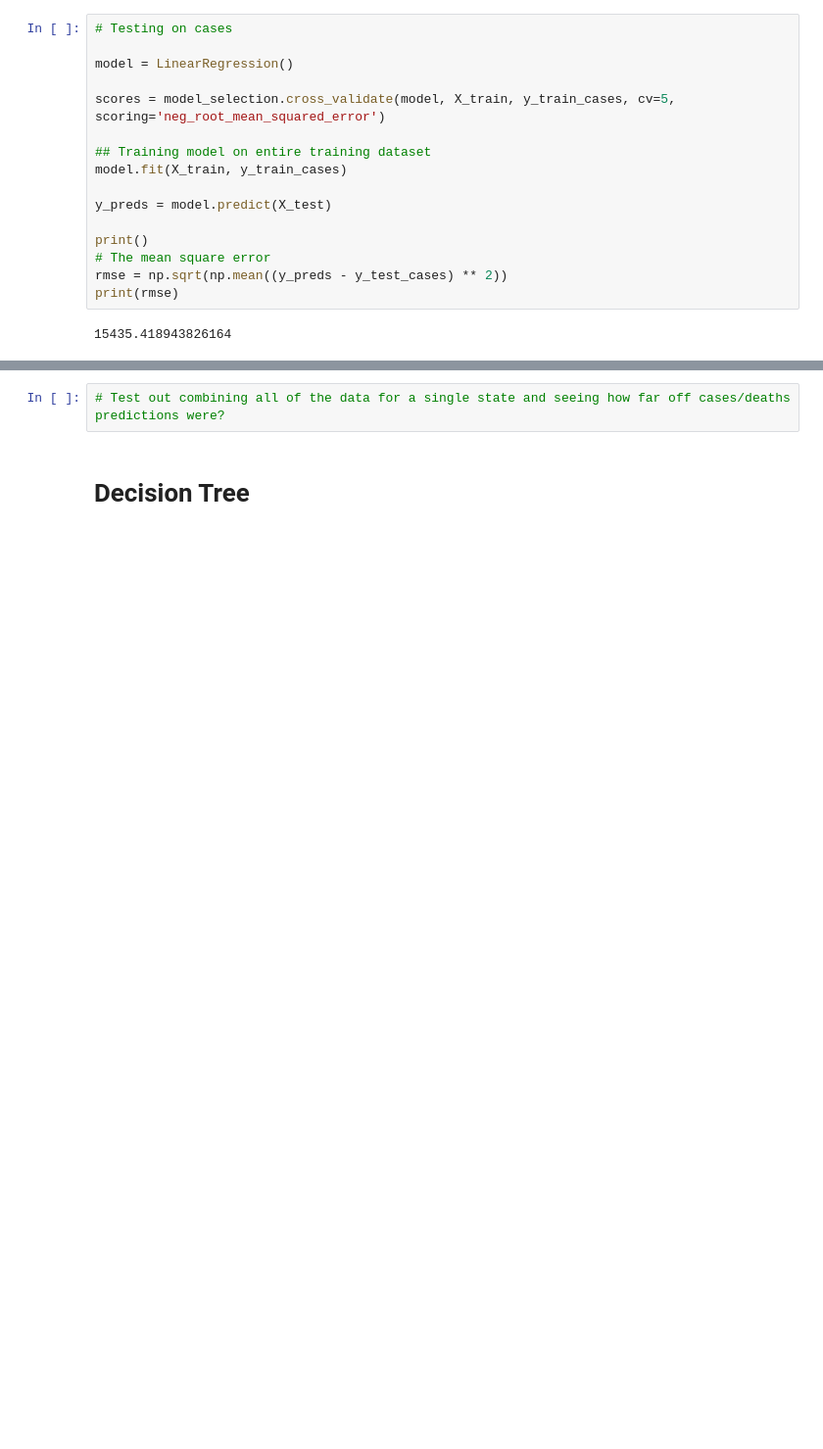
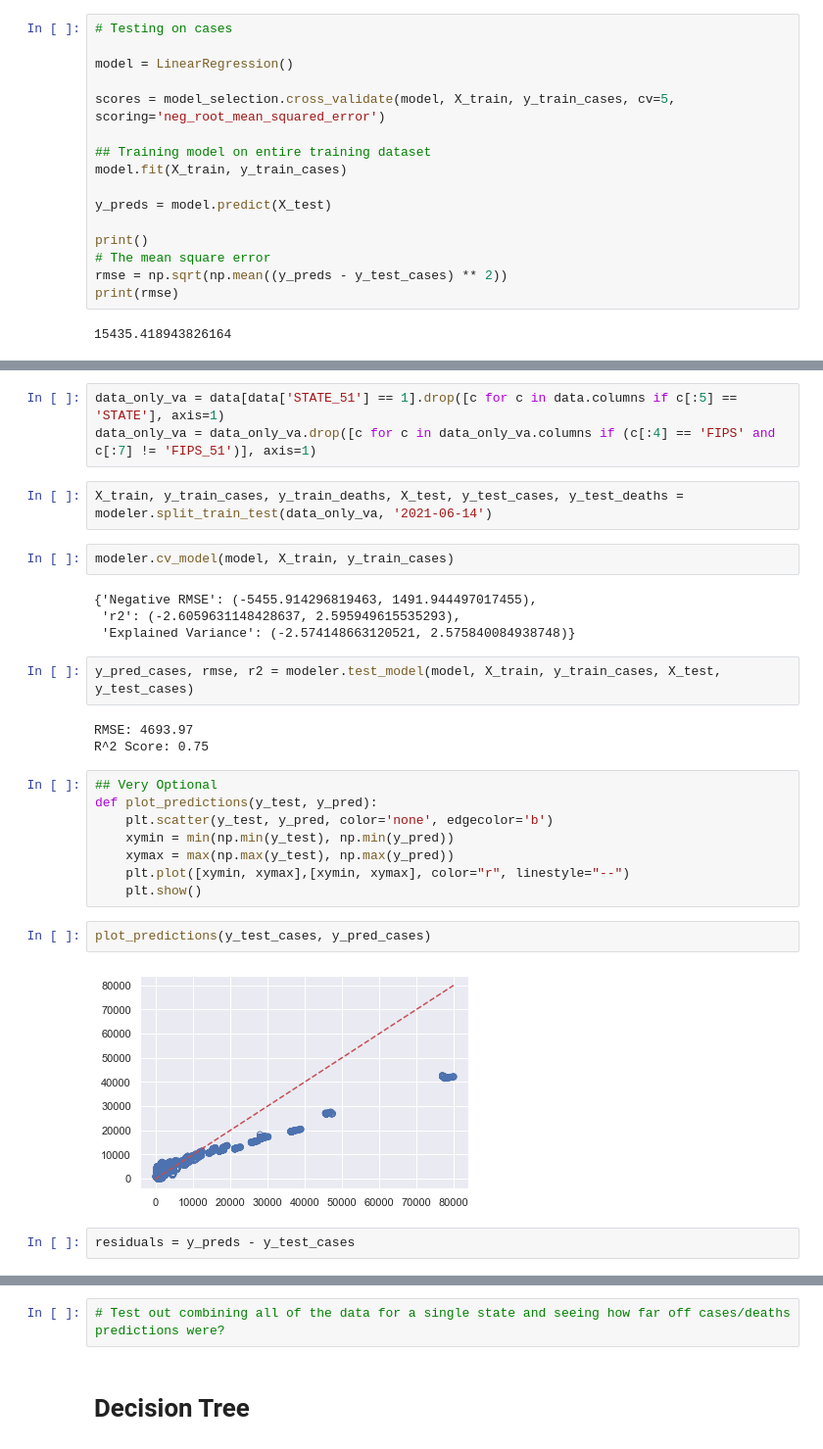
Before and after one commit to ehmartens/cs5644-project, a Jupyter notebook: EHM Linear Model Explore.ipynb, the cells around one changed output, grey strips where cells are left out. Shown at 98% size. Drawn from its saved outputs; the diff is of its cells as text; blank space fills up the shorter version.

```diff
--- a/EHM Linear Model Explore.ipynb
+++ b/EHM Linear Model Explore.ipynb
@@ -172,3 +195,33 @@ residuals = y_preds - y_test_cases
+# %%
+data_only_va = data[data['STATE_51'] == 1].drop([c for c in data.columns if c[:5] == 'STATE'], axis=1)
+data_only_va = data_only_va.drop([c for c in data_only_va.columns if (c[:4] == 'FIPS' and c[:7] != 'FIPS_51')], axis=1)
+# %%
+X_train, y_train_cases, y_train_deaths, X_test, y_test_cases, y_test_deaths = modeler.split_train_test(data_only_va, '2021-06-14')
+# %%
+modeler.cv_model(model, X_train, y_train_cases)
+# %% [output]
+{'Negative RMSE': (-5455.914296819463, 1491.944497017455),
+ 'r2': (-2.6059631148428637, 2.595949615535293),
+ 'Explained Variance': (-2.574148663120521, 2.575840084938748)}
+# %%
+y_pred_cases, rmse, r2 = modeler.test_model(model, X_train, y_train_cases, X_test, y_test_cases)
+# %% [output]
+RMSE: 4693.97
+R^2 Score: 0.75
+# %%
+## Very Optional
+def plot_predictions(y_test, y_pred):
+    plt.scatter(y_test, y_pred, color='none', edgecolor='b')
+    xymin = min(np.min(y_test), np.min(y_pred))
+    xymax = max(np.max(y_test), np.max(y_pred))
+    plt.plot([xymin, xymax],[xymin, xymax], color="r", linestyle="--")
+    plt.show()
+# %%
+plot_predictions(y_test_cases, y_pred_cases)
+# %% [output]
+[figure, added]
+# %%
+residuals = y_preds - y_test_cases
 # %%
 plt.figure(figsize=(18, 6))
 sns.scatterplot(x=X_test['days_from_start'], y=residuals, color='none', edgecolor='r')
```
Also changed, not shown: parts of 28 cells of this notebook, 2 other files.
